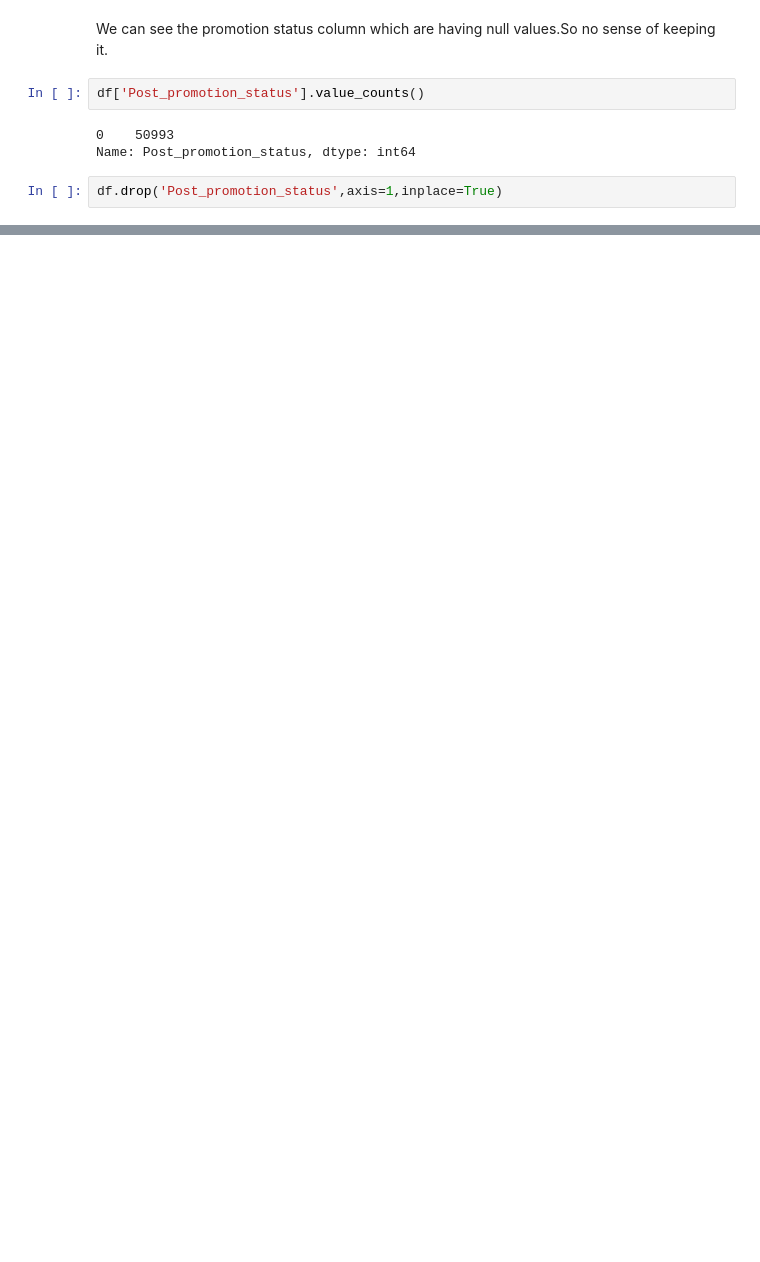
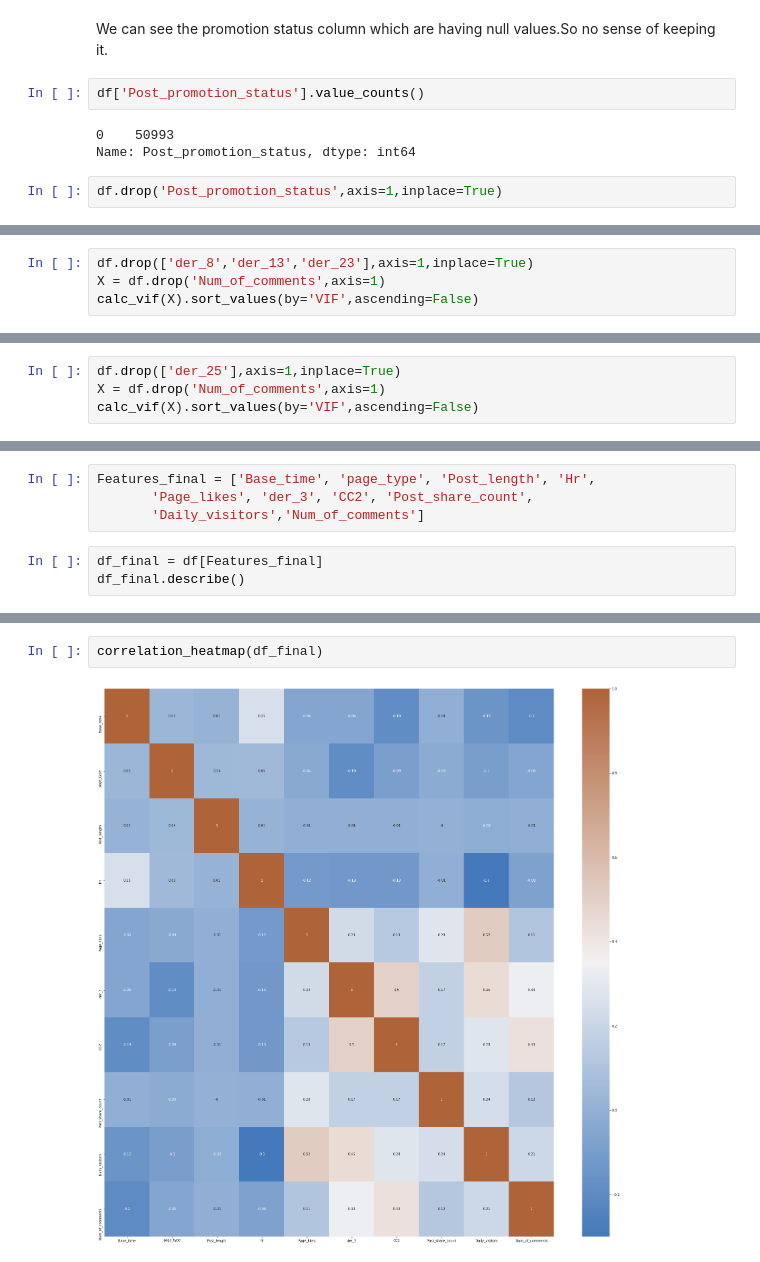
Before and after one commit to sweetyjunnarkar/Facebook-comment_volume-prediction, a Jupyter notebook: Sweety_Junnarkar_Team_5_Capstone_Project.ipynb, the cells around one changed output, grey strips where cells are left out. Saved outputs shown, nothing was run; the diff lists cells and outputs as text; blank space fills up the shorter version.

```diff
--- a/Sweety_Junnarkar_Team_5_Capstone_Project.ipynb
+++ b/Sweety_Junnarkar_Team_5_Capstone_Project.ipynb
@@ -427,0 +706,4 @@ correlation_heatmap(df)
+# %%
+df.drop(['der_8','der_13','der_23'],axis=1,inplace=True)
+X = df.drop('Num_of_comments',axis=1)
+calc_vif(X).sort_values(by='VIF',ascending=False)
@@ -427,0 +725,4 @@ correlation_heatmap(df)
+# %%
+df.drop(['der_25'],axis=1,inplace=True)
+X = df.drop('Num_of_comments',axis=1)
+calc_vif(X).sort_values(by='VIF',ascending=False)
@@ -427,0 +751,7 @@ correlation_heatmap(df)
+# %%
+Features_final = ['Base_time', 'page_type', 'Post_length', 'Hr',
+       'Page_likes', 'der_3', 'CC2', 'Post_share_count',
+       'Daily_visitors','Num_of_comments']
+# %%
+df_final = df[Features_final]
+df_final.describe()
@@ -427,0 +768,4 @@ correlation_heatmap(df)
+# %%
+correlation_heatmap(df_final)
+# %% [output]
+[figure, added]
```
Also changed, not shown: parts of 37 cells of this notebook.
